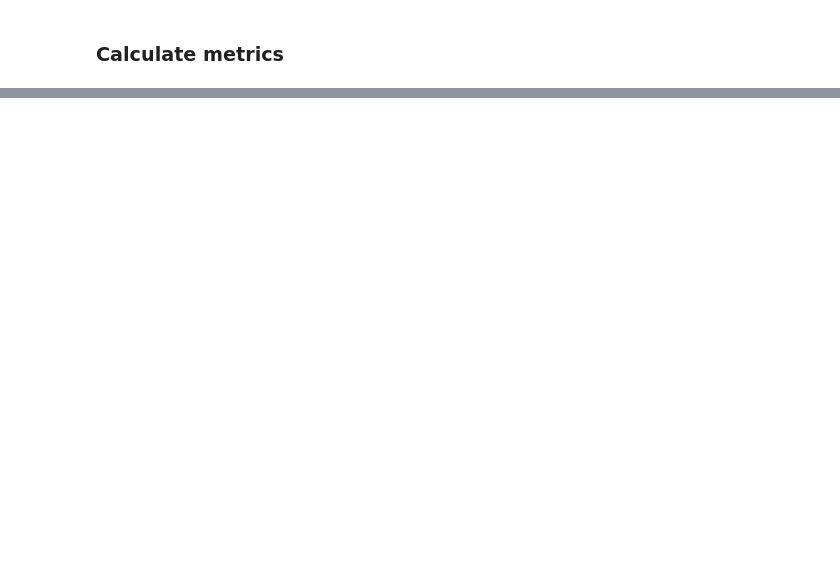
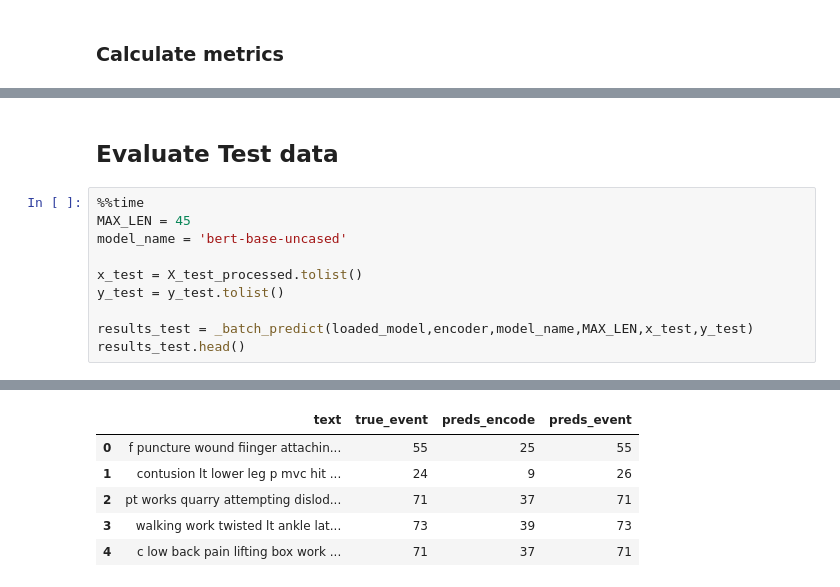
Before and after one commit to mayerantoine/injury-narrative-coding-transformers, a Jupyter notebook: 01-injury_narrative_classification_sagemaker.ipynb, the cells around one changed output, grey strips where cells are left out. Cells and saved outputs as stored; diff of their text form; blank space fills up the shorter version.

```diff
--- a/01-injury_narrative_classification_sagemaker.ipynb
+++ b/01-injury_narrative_classification_sagemaker.ipynb
@@ -793,0 +732,13 @@ Validation accuracy:  0.8525857329368591
+# %% [markdown]
+## Evaluate Test data
+# %%
+%%time
+MAX_LEN = 45
+model_name = 'bert-base-uncased'
+
+x_test = X_test_processed.tolist()
+y_test = y_test.tolist()
+
+results_test = _batch_predict(loaded_model,encoder,model_name,MAX_LEN,x_test,y_test)
+results_test.head()
+# %% [output]
@@ -793,0 +748,6 @@ Validation accuracy:  0.8525857329368591
+|  | text | true_event | preds_encode | preds_event |
+| 0 | f puncture wound fiinger attachin... | 55 | 25 | 55 |
+| 1 | contusion lt lower leg p mvc hit ... | 24 | 9 | 26 |
+| 2 | pt works quarry attempting dislod... | 71 | 37 | 71 |
+| 3 | walking work twisted lt ankle lat... | 73 | 39 | 73 |
+| 4 | c low back pain lifting box work ... | 71 | 37 | 71 |
```
Also changed, not shown: parts of 41 cells of this notebook, 6 other files.
